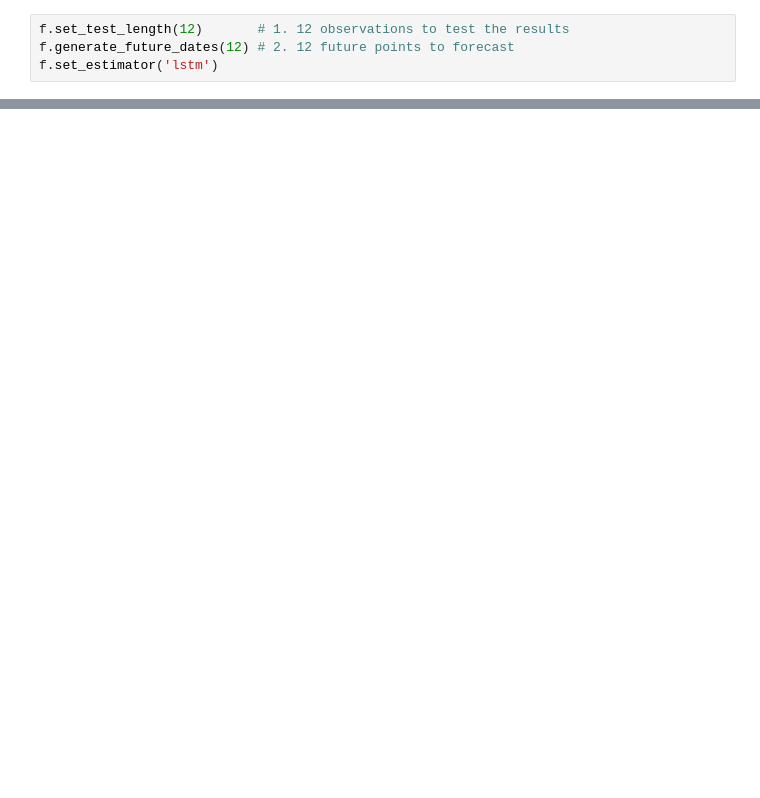
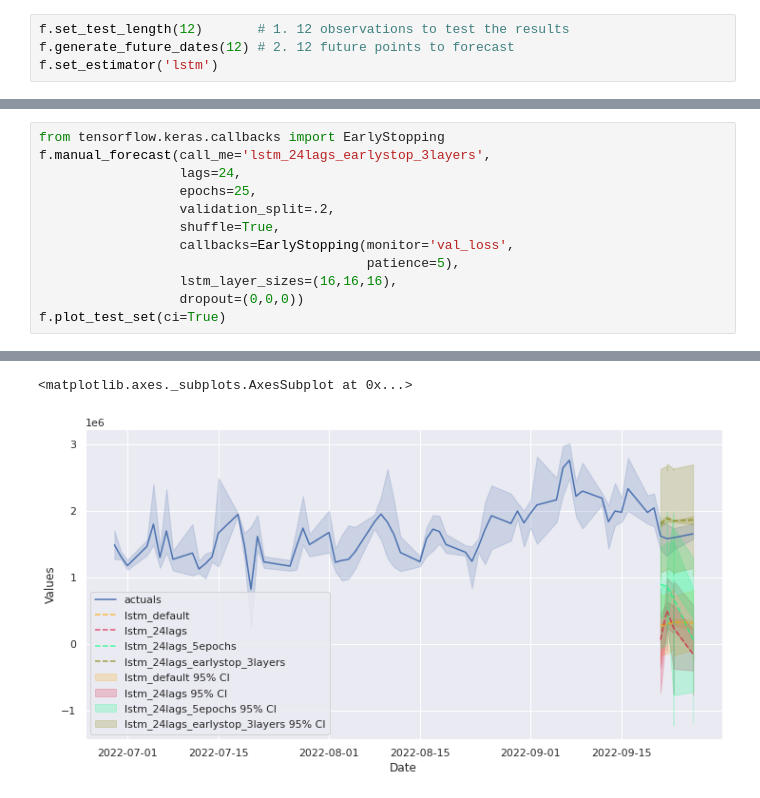
Before and after one commit to Yassinlazaar/Multi-Seasonal-Time-decompostion-and-Predection-of-Intraday-trading-Volume, a Jupyter notebook: Multi_Seasonal_Time_decompostion_and_Predection_of_Intraday_trading_Volume.ipynb, the cells around one changed output, grey strips where cells are left out. Drawn from its saved outputs; the diff is of its cells as text; blank space fills up the shorter version.

```diff
--- a/Multi_Seasonal_Time_decompostion_and_Predection_of_Intraday_trading_Volume.ipynb
+++ b/Multi_Seasonal_Time_decompostion_and_Predection_of_Intraday_trading_Volume.ipynb
@@ -462,0 +506,13 @@ f.plot_test_set(ci=True)
+# %%
+from tensorflow.keras.callbacks import EarlyStopping
+f.manual_forecast(call_me='lstm_24lags_earlystop_3layers',
+                  lags=24,
+                  epochs=25,
+                  validation_split=.2,
+                  shuffle=True,
+                  callbacks=EarlyStopping(monitor='val_loss',
+                                          patience=5),
+                  lstm_layer_sizes=(16,16,16),
+                  dropout=(0,0,0))
+f.plot_test_set(ci=True)
+# %% [output]
@@ -462,0 +536,2 @@ f.plot_test_set(ci=True)
+<matplotlib.axes._subplots.AxesSubplot at 0x...>
+[figure, added]
```
Also changed, not shown: parts of 20 cells of this notebook.
